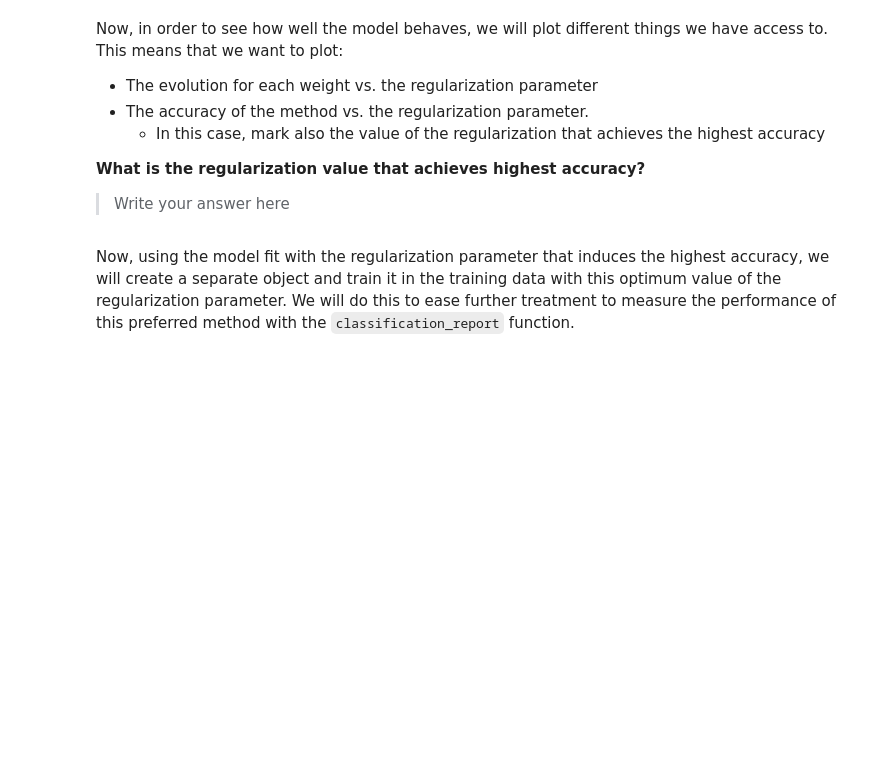
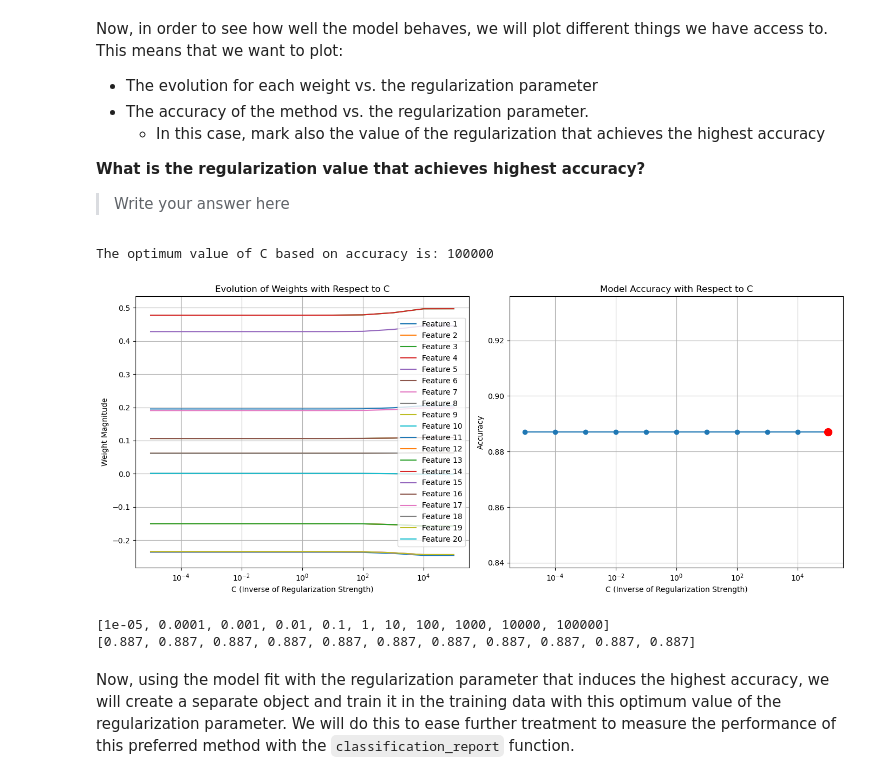
Before and after one commit to ICAI-IMAT-ML/p2-5-berasteguip, a Jupyter notebook: notebook/Lab2_5_LogisticRegression_and_regularization.ipynb, the cells around one changed output. Drawn from its saved outputs; the diff is of its cells as text; code cells hidden in the pictures; blank space fills up the shorter version.

```diff
--- a/notebook/Lab2_5_LogisticRegression_and_regularization.ipynb
+++ b/notebook/Lab2_5_LogisticRegression_and_regularization.ipynb
@@ -213,14 +232,23 @@ accuracies = []           # To store accuracy for each C
+# %%
+# We will perform regularization for different values of the regularization parameter
+pow_min = -5
+pow_max = 5
+C_values = [10**(i) for i in range(-5,6)]  # Vector of \lambda (regularization parameters)
 # %% [markdown]
 Now, fit a logistic regression with ridge regularization for each possible value of the regularization parameter present in `C_values`.
 # %%
+# Keep these two empty lists to contain the final weights for each regularization parameter
+weights_evolution = []    # To store the final weights for each C
+accuracies = []           # To store accuracy for each C
+
 for C in C_values:
-    model = LogisticRegressor()  # Update to include necessary parameters
-    model.fit(None, None, learning_rate = None, num_iterations = None, penalty = 'ridge', C = C)
+    model = LogisticRegressor()
+    model.fit(X, y, penalty = 'ridge', C = C)
     weights_evolution.append(model.weights)
 
     # Predict and calculate accuracy in the test data
-    y_pred = model.predict(None)
-    accuracy = accuracy_score(None, None)
+    y_pred = model.predict(X_test)
+    accuracy = accuracy_score(y_test, y_pred)
     accuracies.append(accuracy)
 # %% [markdown]
 Now, in order to see how well the model behaves, we will plot different things we have access to. This means that we want to plot:
@@ -235,40 +263,45 @@ Now, in order to see how well the model behaves, we will plot different things w
 plt.figure(figsize=(14, 6))
 
 # Plot for the changes in the weights in terms of the regularization parameter
 plt.subplot(1, 2, 1)
 for feature_index in range(len(weights_evolution[0])):
     weight_trajectory = [weights[feature_index] for weights in weights_evolution]
     plt.plot(C_values, weight_trajectory, label=f'Feature {feature_index + 1}')
 plt.xscale('log')
 plt.xlabel('C (Inverse of Regularization Strength)')
 plt.ylabel('Weight Magnitude')
 plt.title('Evolution of Weights with Respect to C')
 plt.legend(loc='best')
 plt.grid(True)
 
-# TODO: Find the maximum accuracy
-max_accuracy = None
+max_accuracy = max(accuracies)
 
-# TODO: Filter the C values that correspond to the maximum accuracy
-optimum_C_values = None
-
-# Select the maximum C from those that yield the highest accuracy
-optimum_C = None
+optimum_C_values = [C_values[i] for i in range(len(C_values)) if accuracies[i] == max_accuracy]
+optimum_C = max(optimum_C_values)
 
 print(f"The optimum value of C based on accuracy is: {optimum_C}")
 
 # Plotting accuracy as a function of C
 plt.subplot(1, 2, 2)
 plt.plot(C_values, accuracies, marker='o', linestyle='-')
 plt.plot(optimum_C, max_accuracy, 'ro', markersize=10, label='Optimum C')
 plt.xscale('log')
 plt.xlabel('C (Inverse of Regularization Strength)')
 plt.ylabel('Accuracy')
 plt.title('Model Accuracy with Respect to C')
 plt.grid(True)
 
 plt.tight_layout()
 plt.show()
+# %% [output]
+The optimum value of C based on accuracy is: 100000
+[figure, added]
+# %%
+print(optimum_C_values)
+print(accuracies)
+# %% [output]
+[1e-05, 0.0001, 0.001, 0.01, 0.1, 1, 10, 100, 1000, 10000, 100000]
+[0.887, 0.887, 0.887, 0.887, 0.887, 0.887, 0.887, 0.887, 0.887, 0.887, 0.887]
 # %% [markdown]
 Now, using the model fit with the regularization parameter that induces the highest accuracy, we will create a separate object and train it in the training data with this optimum value of the regularization parameter. We will do this to ease further treatment to measure the performance of this preferred method with the `classification_report` function.
 # %%
```
Also changed, not shown: parts of 10 cells of this notebook, 2 other files.
